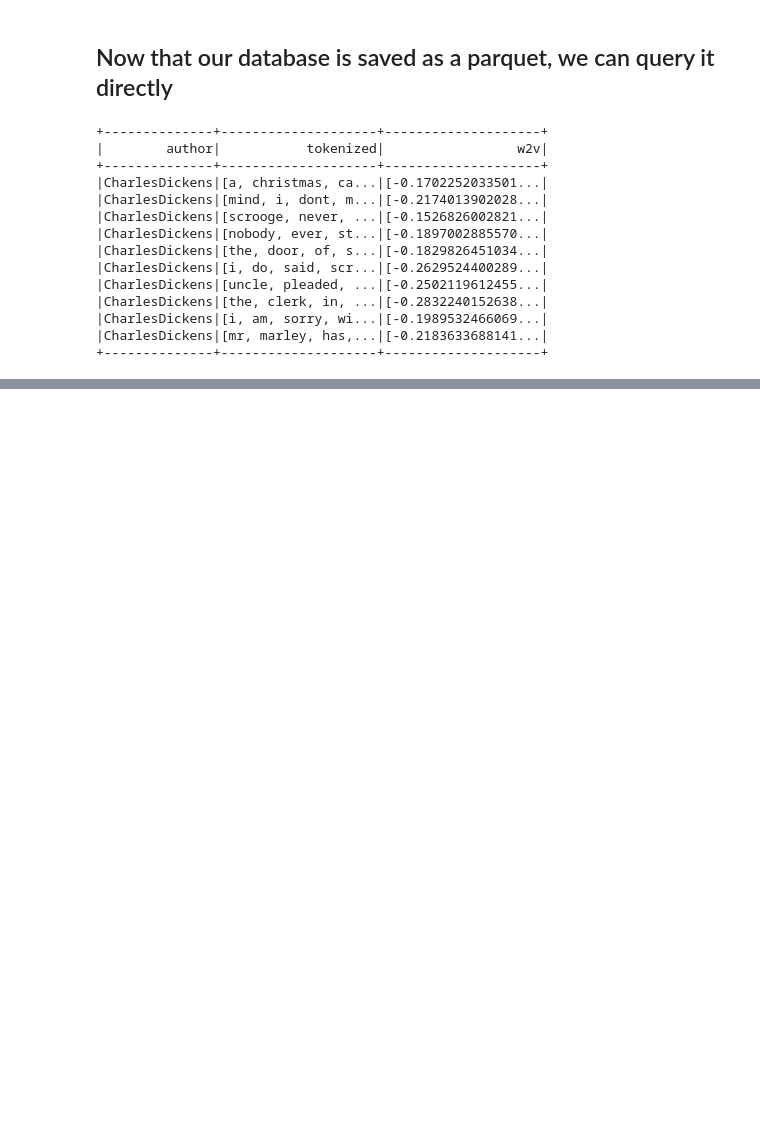
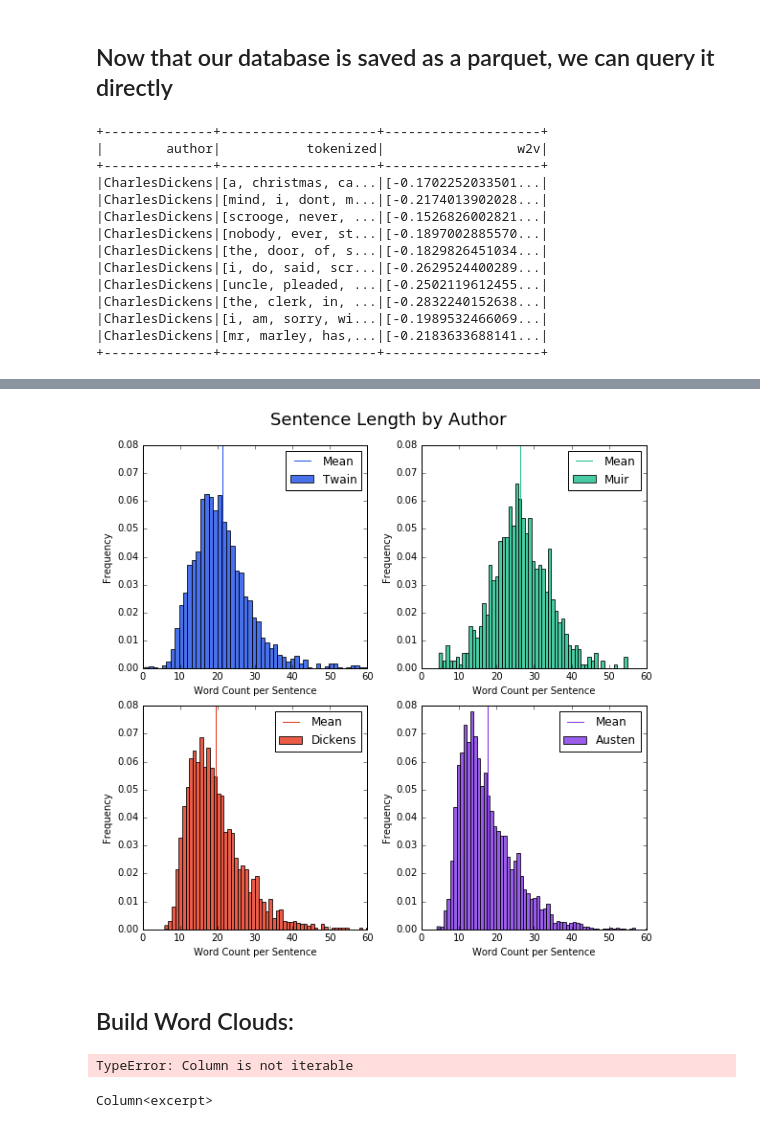
Before and after one commit to coradek/Spark_NLP, a Jupyter notebook: ExploreAndVisualize.ipynb, the cells around one changed output, grey strips where cells are left out. Drawn from its saved outputs; the diff is of its cells as text; code cells hidden in the pictures; blank space fills up the shorter version.

Commit message:
add Two thru Five grams, and histograms

```diff
--- a/ExploreAndVisualize.ipynb
+++ b/ExploreAndVisualize.ipynb
@@ -51,43 +52,27 @@ spark.sql('''
 # %%
 # thankyou nick for the plotting code
+# rework further in my own sparky style
 
-def make_plots(DFs, col, bins, title, colors, x_lab, authors, x_lim=None):
+def make_plots(DFs, col, bins, title, colors, x_lab, authors, x_lim=None, y_lim=None):
     plt.subplots(4,4,sharex=True, sharey=True, figsize=(8,8))
     plt.tight_layout()
-    plt.subplots_adjust(top=0.94)
+    plt.subplots_adjust(top=0.92)
     plt.suptitle(title, fontsize=18)
     for i, DF in enumerate(DFs):
-        make_hist(DF, col, bins, colors[i], x_lim, i, x_lab, authors[i])
+        make_hist(DF, col, bins, colors[i], x_lim, y_lim, i, x_lab, authors[i])
 
 
-def make_hist(DF, col, bins, color, x_lim, i, x_lab, author):
+def make_hist(DF, col, bins, color, x_lim, y_lim, i, x_lab, author):
     # Create pandas DF of bins and counts
     temp_df = DF.select(col).toPandas()
-
     plt.subplot(2,2,i+1)
-    weights = temp_df.Frequency/temp_df.Frequency.sum()
     plt.hist(temp_df[col], bins, normed=1, color=color,
-             alpha=0.2, label=author)
+             alpha=0.8, label=author)
     # Find mean sentence length
     x_val = DF.select(sql_mean(col)).select('avg('+col+')').head()[0]
     plt.axvline(x=x_val, color=color, label="Mean")
     plt.xlabel(x_lab)
     plt.ylabel("Frequency")
     plt.xlim(x_lim)
+    plt.ylim(y_lim)
     plt.legend();
-# %%
-print 'hello {}, are you a {}?'.format('evan', 'duck')
-
-author = "'MarkTwain'"
-
-spark.sql('''
-        SELECT author, excerpt, char_count, avg_wordlen, word_count
-        FROM {}
-        WHERE author = {} AND sent_length <=100
-        '''.format(table, author)).show()
-
-# spark.sql('''
-#         SELECT char_count, avg_wordlen, word_count, sent_length
-#         FROM parquet.`data/excerpt_df.parquet`
-#         WHERE author = 'MarkTwain' AND sent_length <=100
-#         ''').show()
@@ -112,9 +79,11 @@ only showing top 20 rows
 # %%
 def metadata_df(author):
+    author = "'" + author + "'"
     return spark.sql('''
-        SELECT character_count, avg_wordlen, word_count, sent_length
+        SELECT char_count, avg_wordlen, word_count, sent_length
         FROM {}
-        WHERE author = {} AND sent_length <=100'''.format(table, author)).persist()
+        WHERE author = {} AND sent_length <=100
+        '''.format(table, author))
 
 
 
@@ -126,0 +107,13 @@ AnalysisException: u"cannot resolve '`MarkTwain`' given input columns: [sent_cou
+# %%
+DFs = [twaindf, muirdf, austendf, dickensdf]
+authors = ["Twain", "Muir", "Dickens", "Austen"]
+colors = [[0.1, 0.3, .9], [0.1, 0.75, 0.55], [0.9, 0.2, 0.1], [0.5, 0.2, 0.9]]
+
+# Make Sentence Length Histograms
+make_plots(DFs=DFs, col='sent_length', bins=75, title='Sentence Length by Author',
+           colors=colors, x_lim=(0,60), y_lim=(0, 0.08), x_lab="Word Count per Sentence", authors=authors)
+plt.savefig('data/images/sent_len.png', bbox_inches='tight')
+# %% [output]
+[figure, added]
+# %% [markdown]
+## Build Word Clouds:
@@ -126,0 +130,14 @@ AnalysisException: u"cannot resolve '`MarkTwain`' given input columns: [sent_cou
+# %%
+excerpts = spark.sql('''
+    SELECT excerpt
+    FROM {}
+    WHERE author = {}
+    '''.format(table, "'MarkTwain'"))
+
+alltext = ' '.join([str(e) for e in excerpts.excerpt])
+# %% [output]
+TypeError: Column is not iterable
+# %%
+print alltext[:5000]
+# %% [output]
+Column<excerpt>
```
Also changed, not shown: parts of 6 cells of this notebook, 2 other files.
